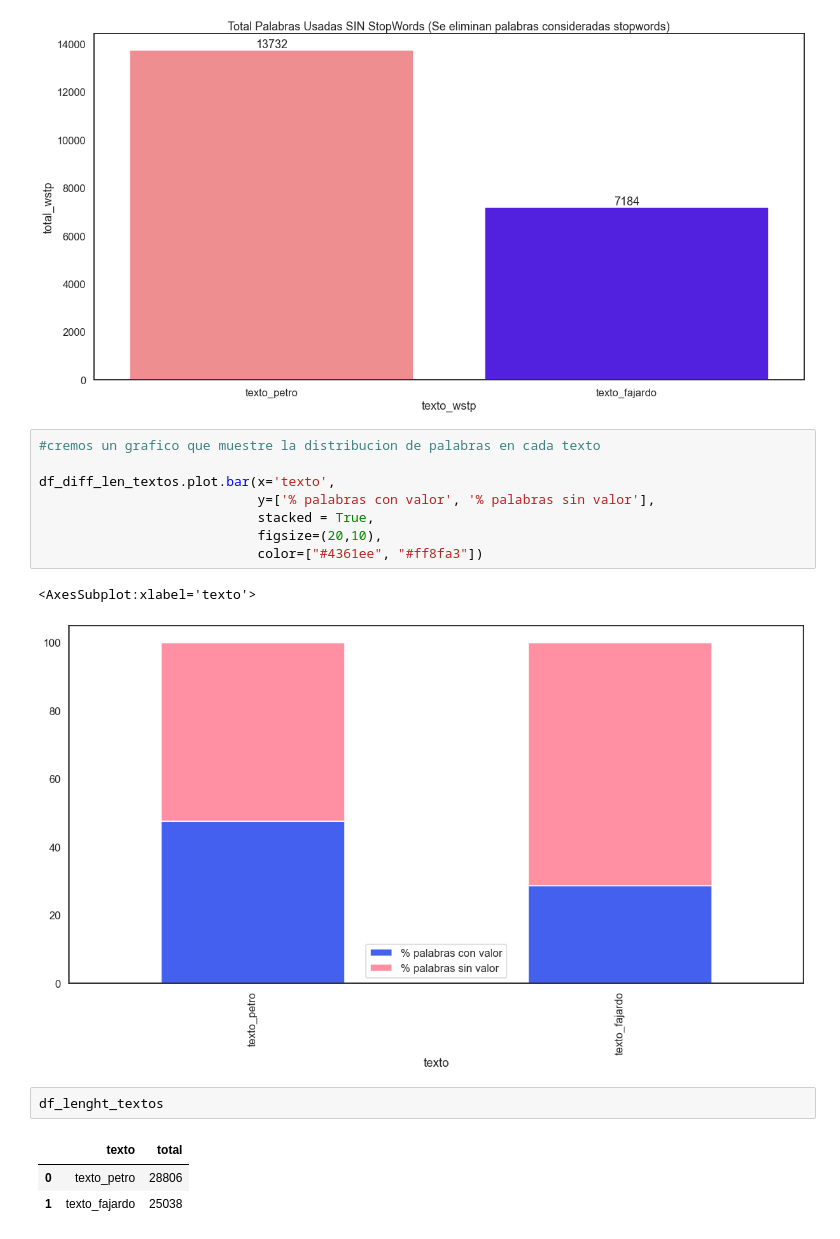
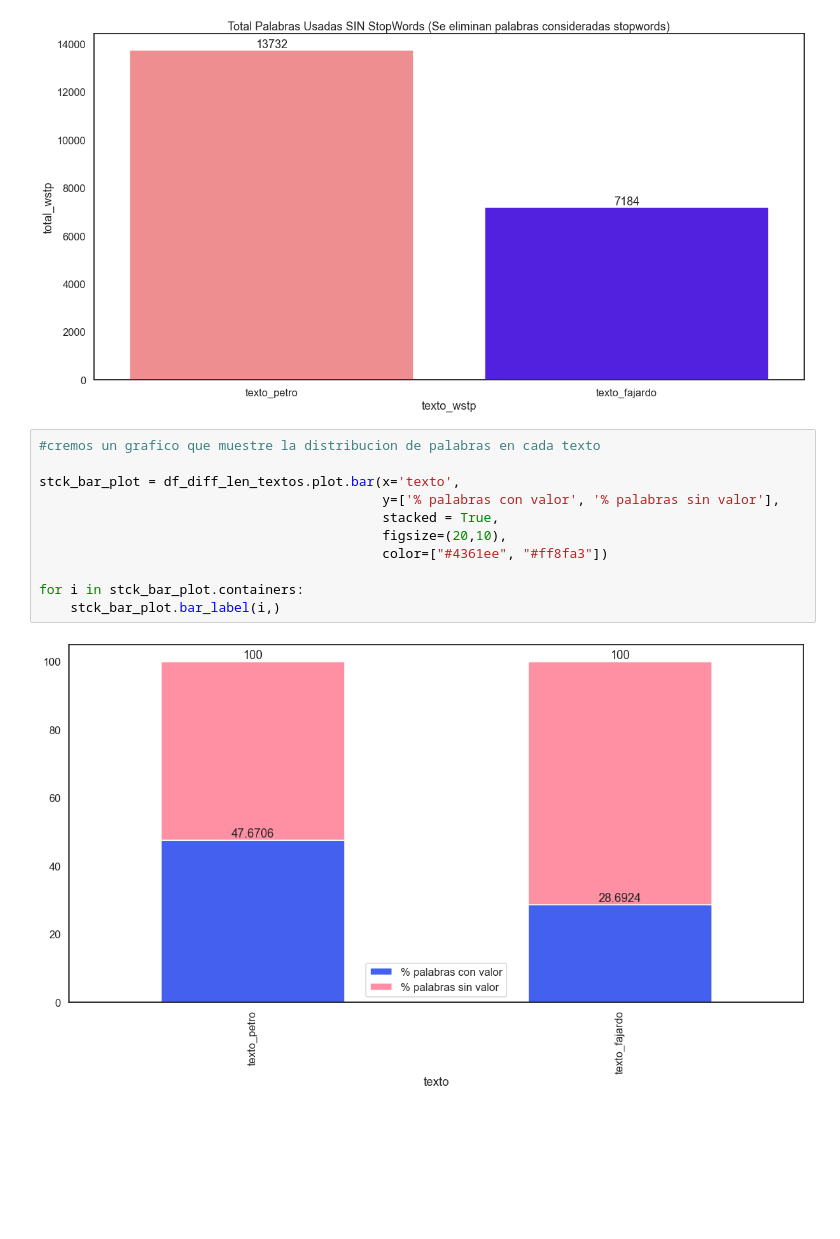
Before and after one commit to fredericksalazar/textAnalysis-ColombianElections, a Jupyter notebook: text_analysis.ipynb, the cells around one changed output. Cells and saved outputs as stored; diff of their text form; blank space fills up the shorter version.

```diff
--- a/text_analysis.ipynb
+++ b/text_analysis.ipynb
@@ -271,17 +253,13 @@ plt.show()
 # %%
 #cremos un grafico que muestre la distribucion de palabras en cada texto
 
-df_diff_len_textos.plot.bar(x='texto',
-                            y=['% palabras con valor', '% palabras sin valor'],
-                            stacked = True,
-                            figsize=(20,10),
-                            color=["#4361ee", "#ff8fa3"])
+stck_bar_plot = df_diff_len_textos.plot.bar(x='texto',
+                                            y=['% palabras con valor', '% palabras sin valor'],
+                                            stacked = True,
+                                            figsize=(20,10),
+                                            color=["#4361ee", "#ff8fa3"])
+
+for i in stck_bar_plot.containers:
+    stck_bar_plot.bar_label(i,)
 # %% [output]
-<AxesSubplot:xlabel='texto'>
-[figure, old version]
+[figure, new version]
-# %%
-df_lenght_textos
-# %% [output]
-|  | texto | total |
-| 0 | texto_petro | 28806 |
-| 1 | texto_fajardo | 25038 |
```
Also changed, not shown: parts of 14 cells of this notebook.
